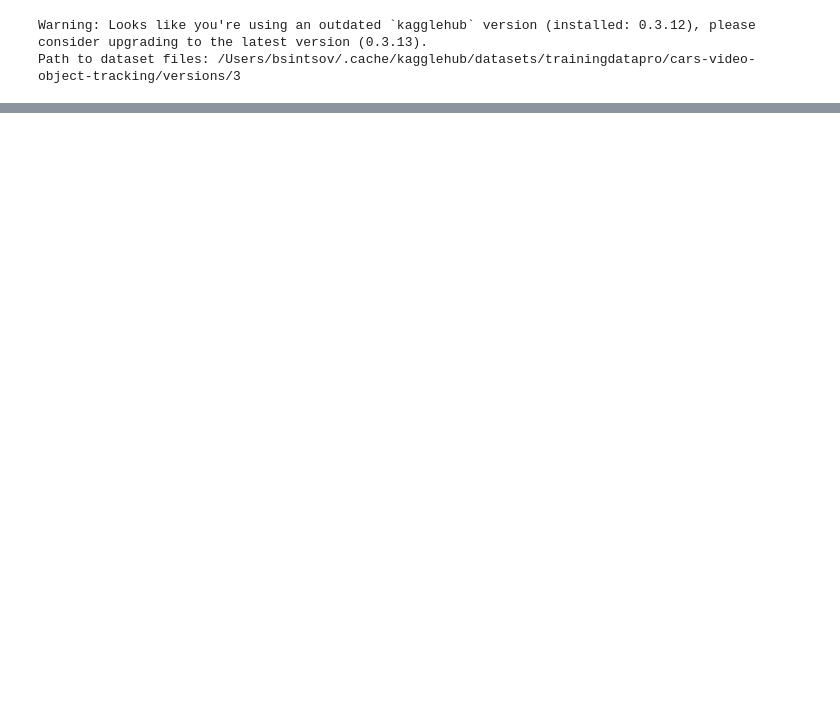
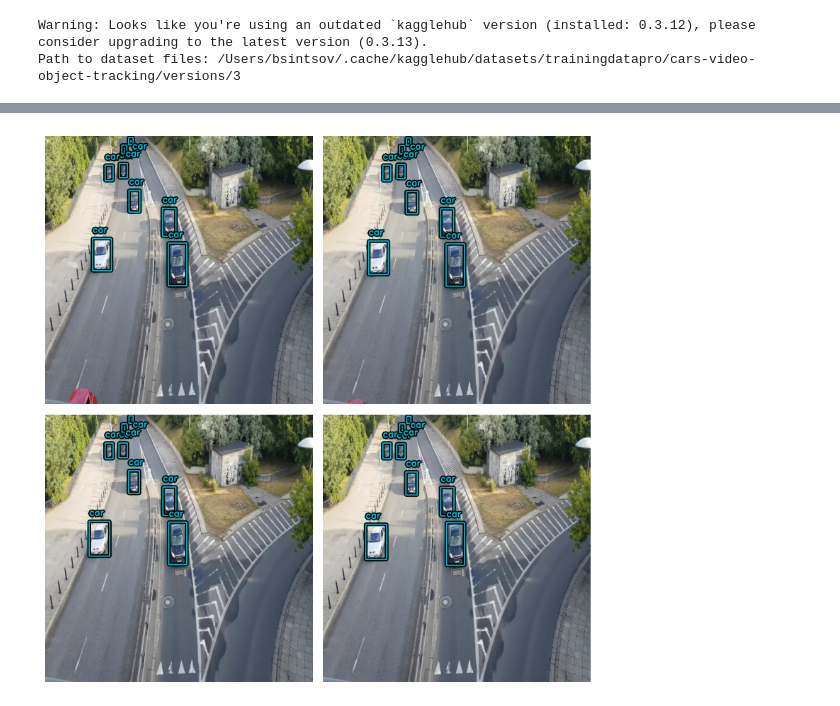
Before and after one commit to Brintsov/YOLOv8-Lightweight-Backbones, a Jupyter notebook: notebooks/training.ipynb, the cells around one changed output, grey strips where cells are left out. Saved outputs shown, nothing was run; the diff lists cells and outputs as text; code cells hidden in the pictures; blank space fills up the shorter version.

```diff
--- a/notebooks/training.ipynb
+++ b/notebooks/training.ipynb
@@ -48,0 +59,6 @@ Model: "yolov8_detector_1"
+# %%
+visualize_detections(
+    val_ds, bounding_box_format="xyxy"
+)
+# %% [output]
+[figure, added]
```
Also changed, not shown: parts of 6 cells of this notebook.
